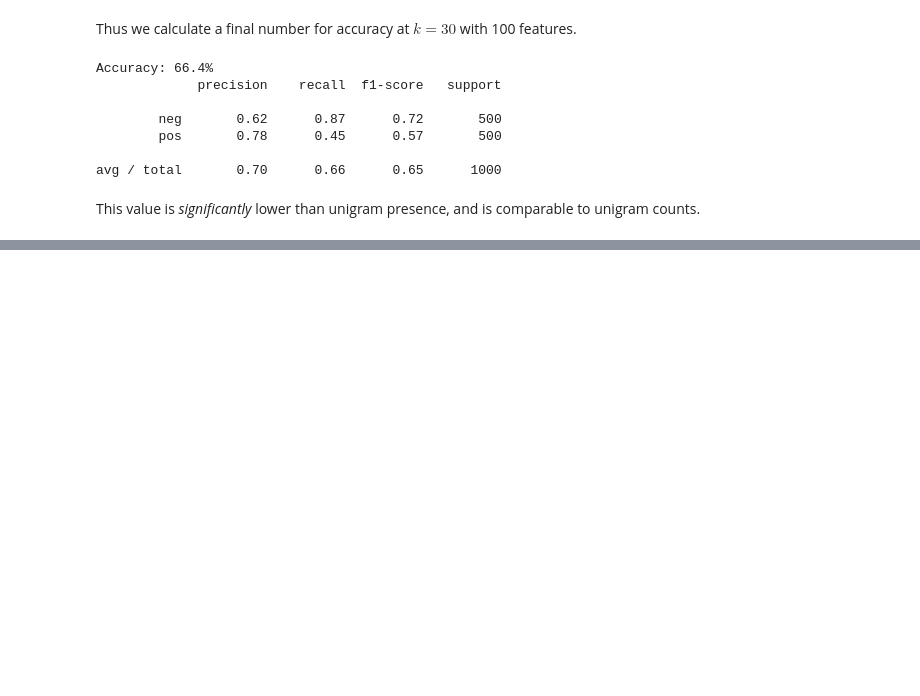
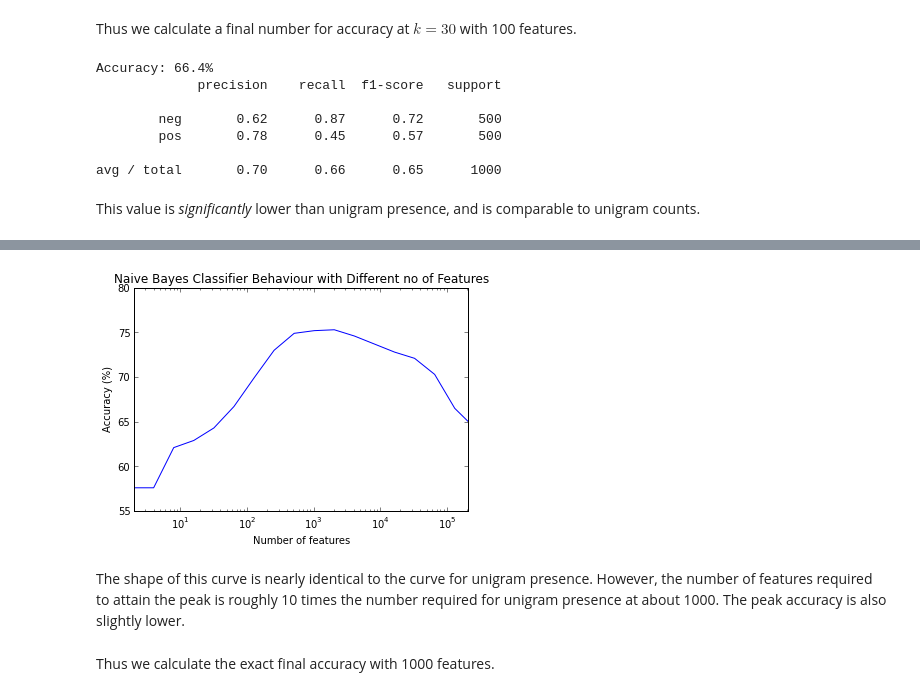
Before and after one commit to DJSagarAhire/Sentiment-Analysis-Comparative-Study, a Jupyter notebook: notebooks/03_Classification-Bigram-Presence.ipynb, the cells around one changed output, grey strips where cells are left out. Cells and saved outputs as stored; diff of their text form; code cells hidden in the pictures; blank space fills up the shorter version.

Commit message:
Added Naive Bayes and Perceptron to Bigram Presence

```diff
--- a/notebooks/03_Classification-Bigram-Presence.ipynb
+++ b/notebooks/03_Classification-Bigram-Presence.ipynb
@@ -215,0 +235,12 @@ This value is *significantly* lower than unigram presence, and is comparable to
+# %%
+from sklearn.naive_bayes import BernoulliNB
+
+bigram_nb = BernoulliNB(binarize=None)
+
+compare_feature_performance(bigram_nb, 'Naive Bayes Classifier')
+# %% [output]
+[figure, added]
+# %% [markdown]
+The shape of this curve is nearly identical to the curve for unigram presence. However, the number of features required to attain the peak is roughly 10 times the number required for unigram presence at about 1000. The peak accuracy is also slightly lower.
+# %% [markdown]
+Thus we calculate the exact final accuracy with 1000 features.
```
Also changed, not shown: parts of 15 cells of this notebook.
